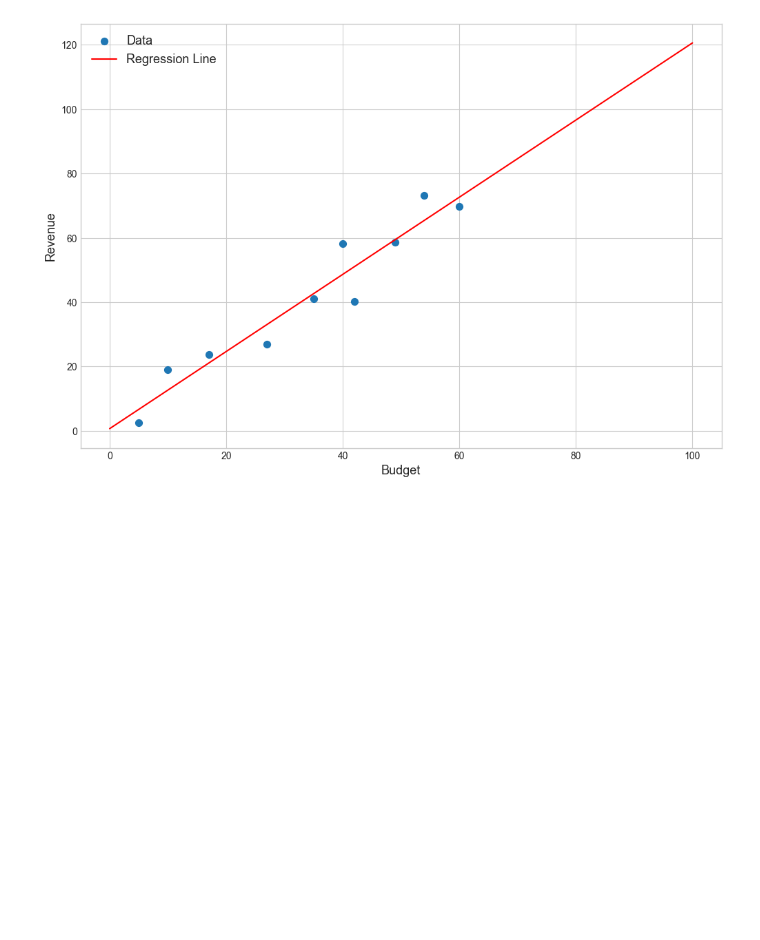
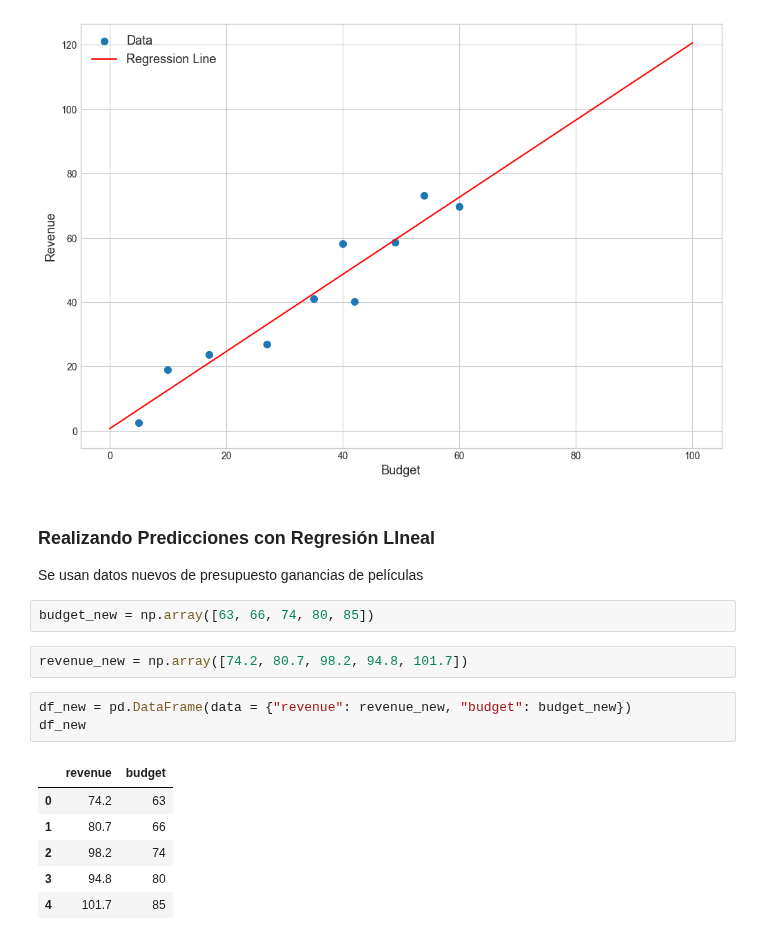
Before and after one commit to mario812/algo-trading-env, a Jupyter notebook: 3.4.2-linear_reg_intro.ipynb, the cells around one changed output. Saved outputs shown, nothing was run; the diff lists cells and outputs as text; blank space fills up the shorter version.

Commit message:
editar con nuevo código (laptop)

```diff
--- a/3.4.2-linear_reg_intro.ipynb
+++ b/3.4.2-linear_reg_intro.ipynb
@@ -107,3 +107,20 @@ plt.legend(fontsize = 13)
 plt.show()
 # %% [output]
 [figure]
+# %% [markdown]
+<h3> Realizando Predicciones con Regresión LIneal </h3>
+Se usan datos nuevos de presupuesto ganancias de películas
+# %%
+budget_new = np.array([63, 66, 74, 80, 85])
+# %%
+revenue_new = np.array([74.2, 80.7, 98.2, 94.8, 101.7])
+# %%
+df_new = pd.DataFrame(data = {"revenue": revenue_new, "budget": budget_new})
+df_new
+# %% [output]
+|  | revenue | budget |
+| 0 | 74.2 | 63 |
+| 1 | 80.7 | 66 |
+| 2 | 98.2 | 74 |
+| 3 | 94.8 | 80 |
+| 4 | 101.7 | 85 |
```
Also changed, not shown: parts of 1 cell of this notebook.
